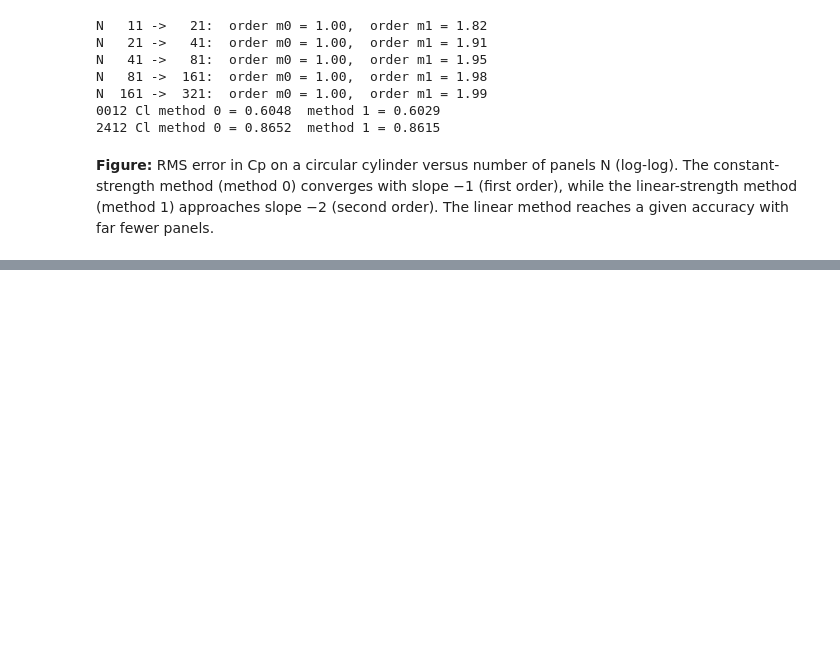
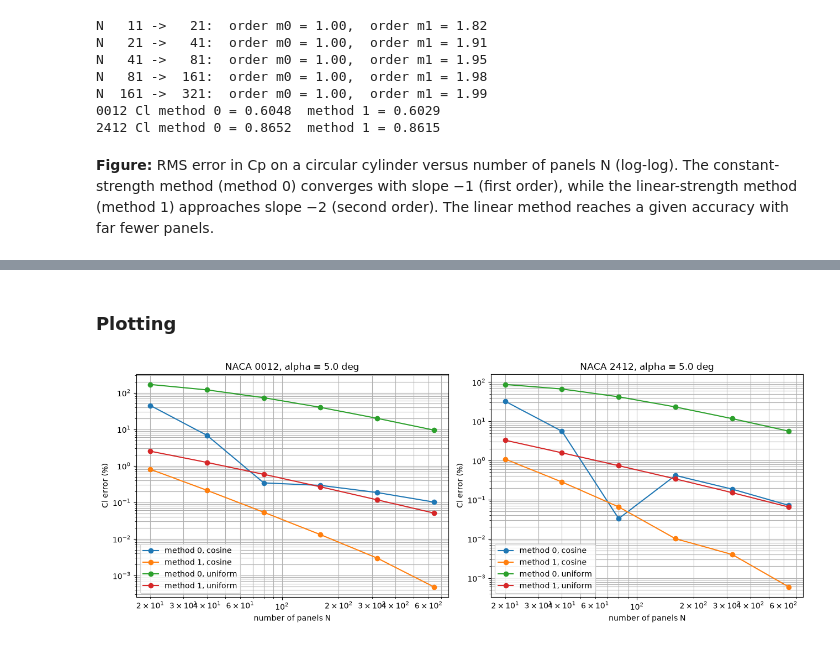
Before and after one commit to Atharva-Patil008/AE611_2026, a Jupyter notebook: Vortex_Panel_Method_Atharva_Patil.ipynb, the cells around one changed output, grey strips where cells are left out. Drawn from its saved outputs; the diff is of its cells as text; code cells hidden in the pictures; blank space fills up the shorter version.

Commit message:
Add convergence study and physical checks for vortex panel methods

```diff
--- a/Vortex_Panel_Method_Atharva_Patil.ipynb
+++ b/Vortex_Panel_Method_Atharva_Patil.ipynb
@@ -411,0 +477,27 @@ slope −2 (second order). The linear method reaches a given accuracy with far f
+# %% [markdown]
+### Plotting
+# %%
+fig, ax = plt.subplots(1, 2, figsize=(13, 5))   # two plots side by side
+
+airfoil_codes = ["0012", "2412"]
+
+for i in range(2):
+    code = airfoil_codes[i]
+    plot_area = ax[i]
+
+    for spacing in ["cosine", "uniform"]:
+        for method_number in [0, 1]:
+            error_list = errors[(code, spacing, method_number)]
+            label_text = "method " + str(method_number) + ", " + spacing
+            plot_area.loglog(panel_numbers, error_list, "o-", label=label_text)
+
+    plot_area.set_title("NACA " + code + ", alpha = " + str(alpha) + " deg")
+    plot_area.set_xlabel("number of panels N")
+    plot_area.set_ylabel("Cl error (%)")
+    plot_area.grid(True, which="both")
+    plot_area.legend()
+
+plt.tight_layout()
+plt.show()
+# %% [output]
+[figure, added]
```
Also changed, not shown: parts of 6 cells of this notebook.
